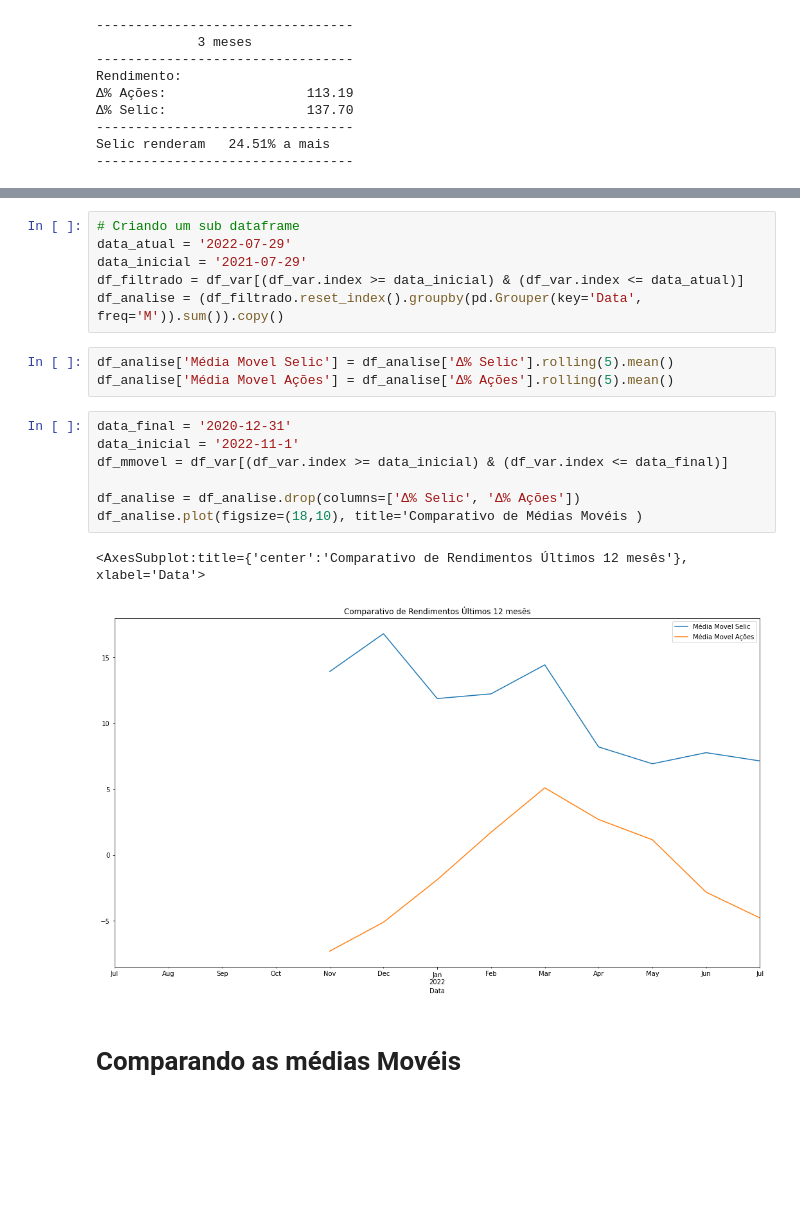
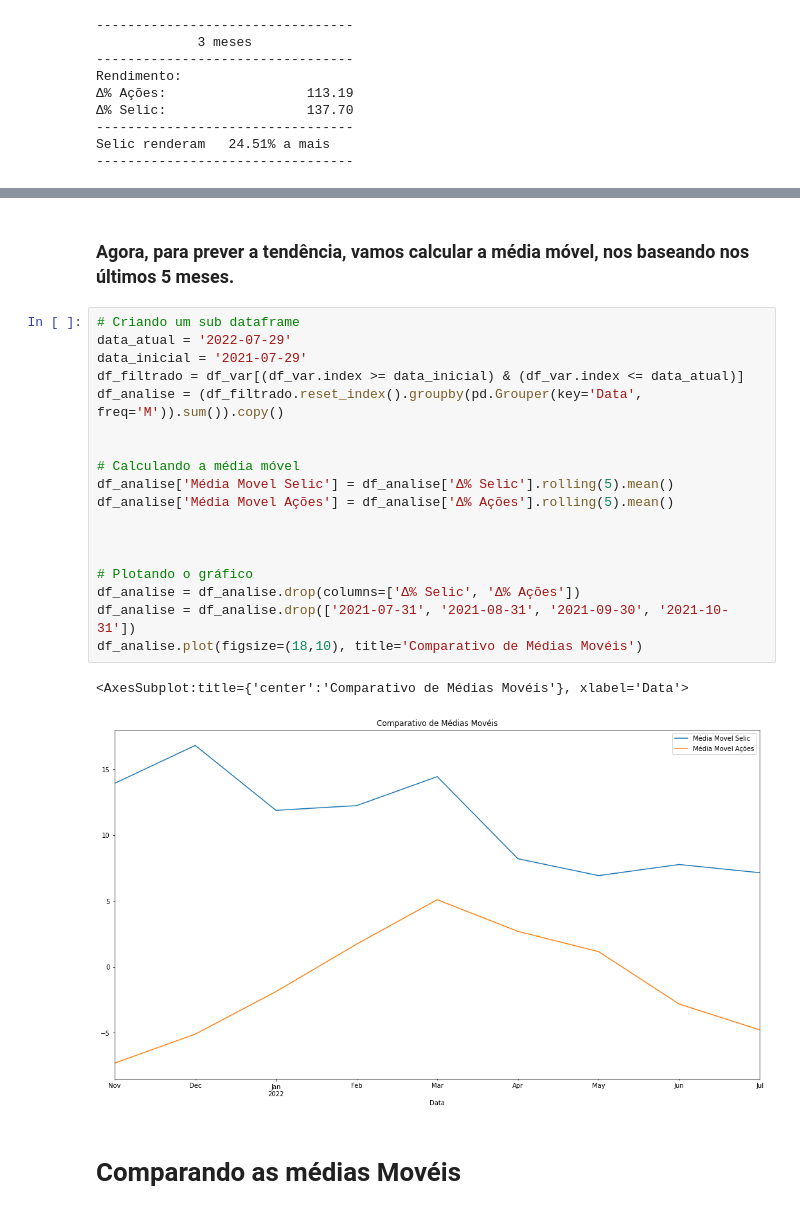
Before and after one commit to kauebr/Insights, a Jupyter notebook: Setor Siderúrgico Nacional/2 Entrega - Cliclo 2/Passo 06 - Análise exploratória/Jupyter Notebooks/Analise exploratória.ipynb, the cells around one changed output, grey strips where cells are left out. Cells and saved outputs as stored; diff of their text form; blank space fills up the shorter version.

```diff
--- a/Setor Siderúrgico Nacional/2 Entrega - Cliclo 2/Passo 06 - Análise exploratória/Jupyter Notebooks/Analise exploratória.ipynb
+++ b/Setor Siderúrgico Nacional/2 Entrega - Cliclo 2/Passo 06 - Análise exploratória/Jupyter Notebooks/Analise exploratória.ipynb
@@ -536,25 +519,29 @@ df_filtrado.reset_index().groupby(pd.Grouper(key='Data', freq='M')).sum().plot(f
 # %% [output]
 <AxesSubplot:title={'center':'Comparativo de Rendimentos Últimos 12 mesês'}, xlabel='Data'>
 [figure]
+# %% [markdown]
+### Agora, para prever a tendência, vamos calcular a média móvel, nos baseando nos últimos 5 meses.
 # %%
 # Criando um sub dataframe
 data_atual = '2022-07-29'
 data_inicial = '2021-07-29'
 df_filtrado = df_var[(df_var.index >= data_inicial) & (df_var.index <= data_atual)]
 df_analise = (df_filtrado.reset_index().groupby(pd.Grouper(key='Data', freq='M')).sum()).copy()
+
+
+# Calculando a média móvel
+df_analise['Média Movel Selic'] = df_analise['Δ% Selic'].rolling(5).mean()
+df_analise['Média Movel Ações'] = df_analise['Δ% Ações'].rolling(5).mean()
+
+
+
+# Plotando o gráfico
+df_analise = df_analise.drop(columns=['Δ% Selic', 'Δ% Ações'])
+df_analise = df_analise.drop(['2021-07-31', '2021-08-31', '2021-09-30', '2021-10-31'])
+df_analise.plot(figsize=(18,10), title='Comparativo de Médias Movéis')
+# %% [output]
+<AxesSubplot:title={'center':'Comparativo de Médias Movéis'}, xlabel='Data'>
+[figure, added]
-# %%
-df_analise['Média Movel Selic'] = df_analise['Δ% Selic'].rolling(5).mean()
-df_analise['Média Movel Ações'] = df_analise['Δ% Ações'].rolling(5).mean()
-# %%
-data_final = '2020-12-31'
-data_inicial = '2022-11-1'
-df_mmovel = df_var[(df_var.index >= data_inicial) & (df_var.index <= data_final)]
-
-df_analise = df_analise.drop(columns=['Δ% Selic', 'Δ% Ações'])
-df_analise.plot(figsize=(18,10), title='Comparativo de Médias Movéis )
-# %% [output]
-<AxesSubplot:title={'center':'Comparativo de Rendimentos Últimos 12 mesês'}, xlabel='Data'>
-[figure, removed]
 # %% [markdown]
 # Comparando as médias Movéis
 # %% [markdown]
```
Also changed, not shown: parts of 15 cells of this notebook.
